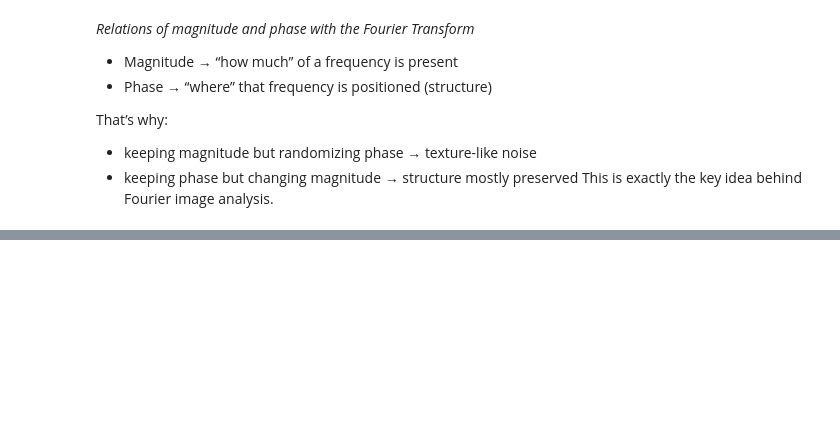
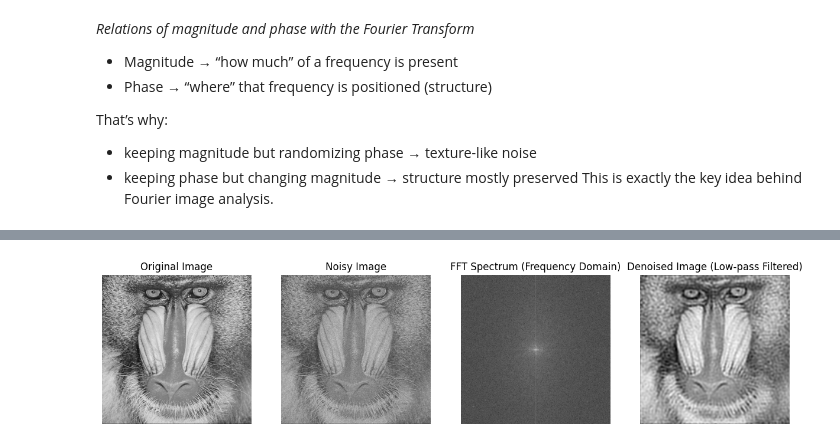
Before and after one commit to elenaloli/computational-imaging, a Jupyter notebook: _sources/book/fourier.ipynb, the cells around one changed output, grey strips where cells are left out. Drawn from its saved outputs; the diff is of its cells as text; code cells hidden in the pictures; blank space fills up the shorter version.

```diff
--- a/_sources/book/fourier.ipynb
+++ b/_sources/book/fourier.ipynb
@@ -462,0 +649,59 @@ and if finally you apply the Inverse Fourier Transform you obtain a denoised sig
+# %%
+import cv2
+import numpy as np
+import matplotlib.pyplot as plt
+
+
+def denoise_fft(image_path, cutoff=30):
+    # 1. Load the image (grayscale for simplicity)
+    img = cv2.imread(image_path, cv2.IMREAD_GRAYSCALE)
+
+
+    img = img.astype(np.float64) / 255.0  # Normalizzazione
+    # add gaussian noise
+
+    noise = np.random.normal(0, 0.1, img.shape)
+    noisy_img = img + noise
+
+
+    # 2. FFT: Transform image to frequency domain
+    # We use fftshift to move the zero-frequency component to the center
+    f_transform = np.fft.fft2(noisy_img)
+    f_shift = np.fft.fftshift(f_transform)
+
+    # 3. Low-pass filter: Construct a circular mask
+    rows, cols = img.shape
+    crow, ccol = rows // 2, cols // 2
+    y, x = np.ogrid[:rows, :cols]
+    mask = ((x - ccol)**2 + (y - crow)**2 <= cutoff**2).astype(np.float64)
+
+    # 4. Apply the filter (fshift * mask)
+    f_shift_filtered = f_shift * mask
+
+    # 5. Inverse FFT: Transform back to spatial domain
+    # Shift back before performing inverse FFT
+    f_ishift = np.fft.ifftshift(f_shift_filtered)
+    img_back = np.fft.ifft2(f_ishift)
+    img_back = np.abs(img_back) # Get the magnitude
+
+    # --- Visualization ---
+    plt.figure(figsize=(15, 5))
+
+    plt.subplot(141), plt.imshow(img, cmap='gray')
+    plt.title('Original Image'), plt.axis('off')
+
+    plt.subplot(143), plt.imshow(np.log(1 + np.abs(f_shift)), cmap='gray')
+    plt.title('FFT Spectrum (Frequency Domain)'), plt.axis('off')
+
+    plt.subplot(144), plt.imshow(img_back, cmap='gray')
+    plt.title('Denoised Image (Low-pass Filtered)'), plt.axis('off')
+
+    plt.subplot(142), plt.imshow(noisy_img, cmap='gray')
+    plt.title('Noisy Image'), plt.axis('off')
+
+    plt.show()
+
+# Run the function
+denoise_fft('Baboon.bmp', cutoff=50)
+# %% [output]
+[figure, added]
```
Also changed, not shown: parts of 14 cells of this notebook, 22 other files.
